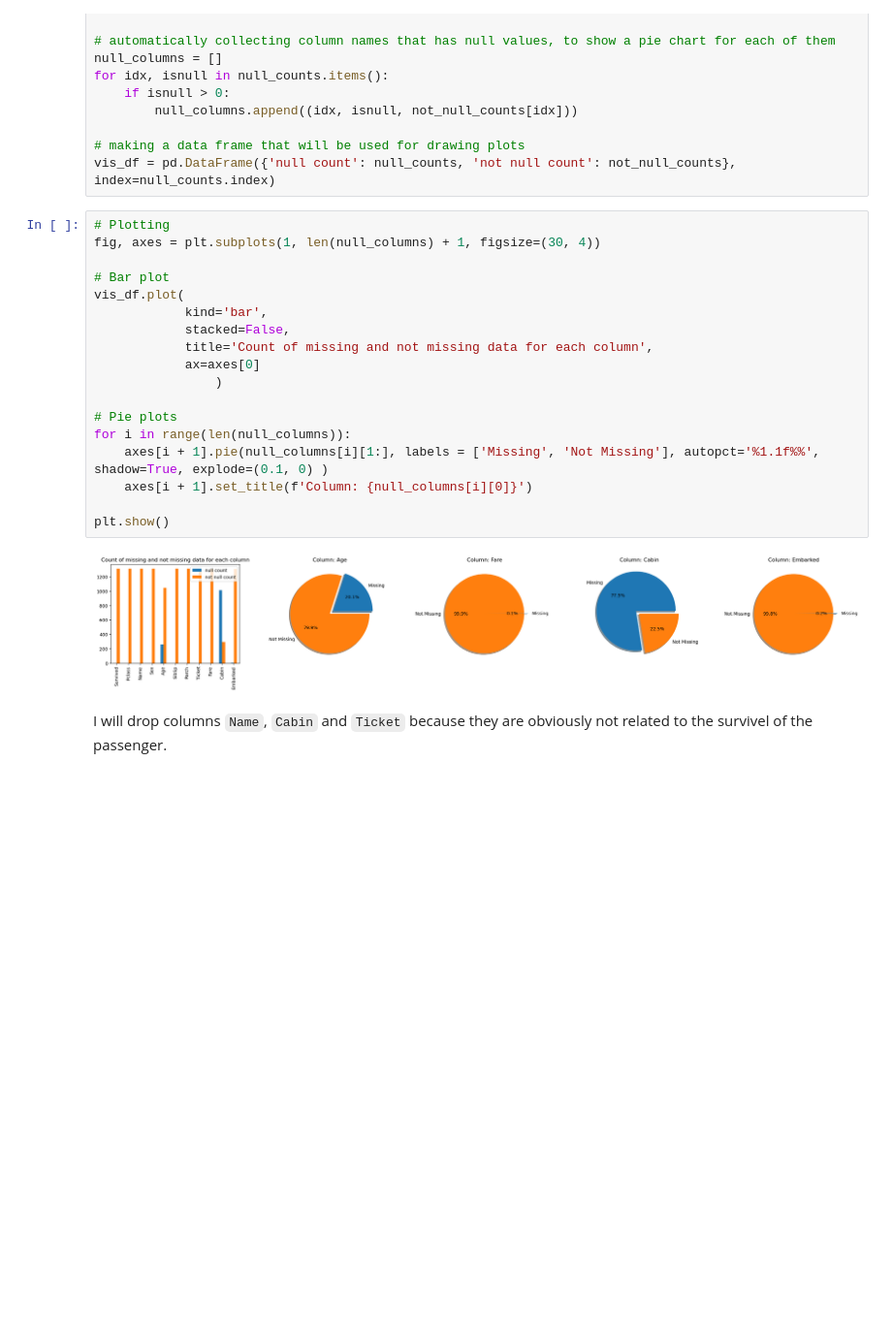
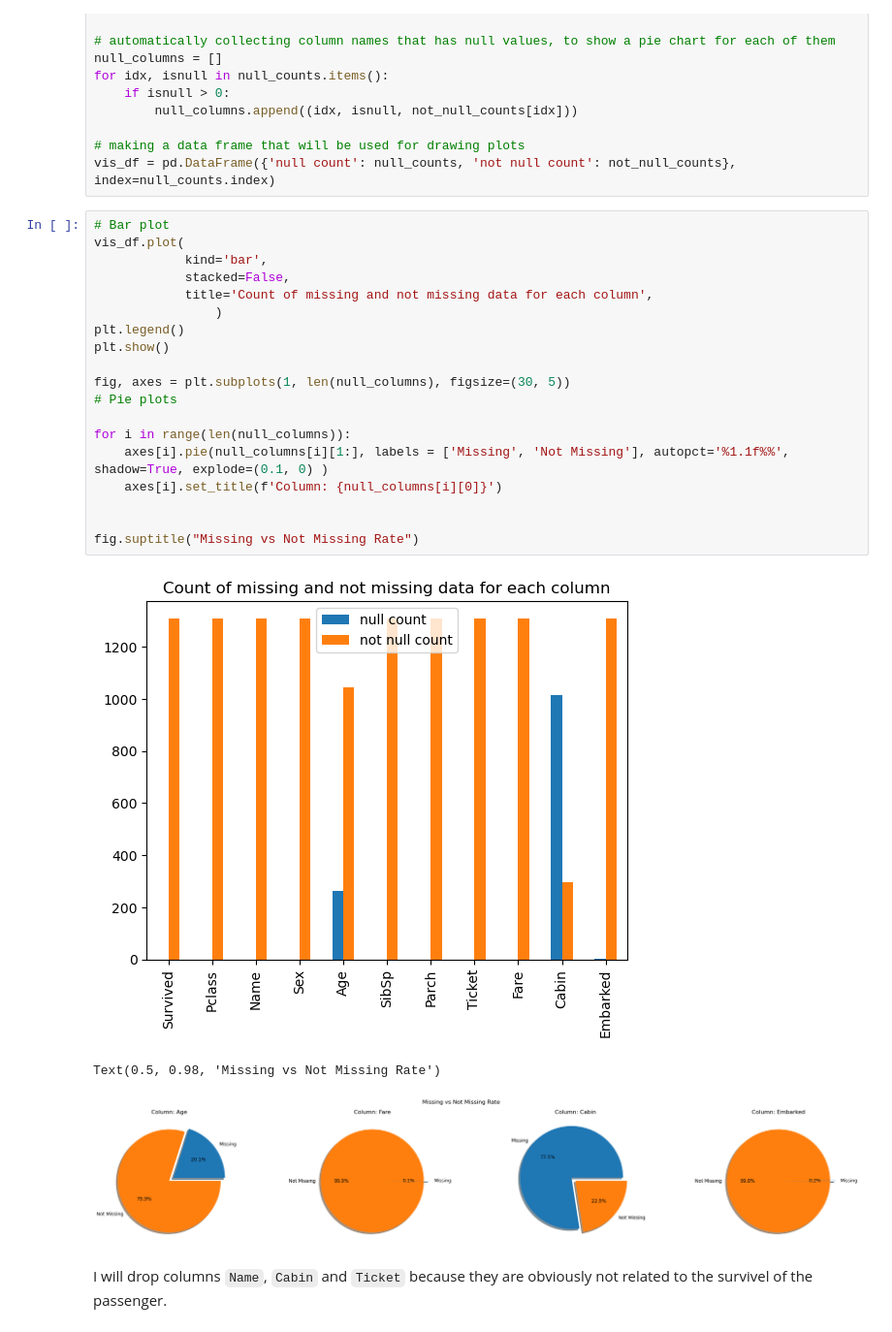
Before and after one commit to AmirAAZ818/ML-Assignments-2024, a Jupyter notebook: Analyzing Titanic Survival Rates/Analyzing Titanic Survival Rates.ipynb, the cells around one changed output. Shown: that part at 97% size. Saved outputs shown, nothing was run; the diff lists cells and outputs as text; blank space fills up the shorter version.

```diff
--- a/Analyzing Titanic Survival Rates/Analyzing Titanic Survival Rates.ipynb
+++ b/Analyzing Titanic Survival Rates/Analyzing Titanic Survival Rates.ipynb
@@ -97,25 +113,28 @@ for idx, isnull in null_counts.items():
 # making a data frame that will be used for drawing plots
 vis_df = pd.DataFrame({'null count': null_counts, 'not null count': not_null_counts}, index=null_counts.index)
 # %%
-# Plotting
-fig, axes = plt.subplots(1, len(null_columns) + 1, figsize=(30, 4))
-
 # Bar plot
 vis_df.plot(
             kind='bar',
             stacked=False,
             title='Count of missing and not missing data for each column',
-            ax=axes[0]
                 )
+plt.legend()
+plt.show()
 
+fig, axes = plt.subplots(1, len(null_columns), figsize=(30, 5))
 # Pie plots
+
 for i in range(len(null_columns)):
-    axes[i + 1].pie(null_columns[i][1:], labels = ['Missing', 'Not Missing'], autopct='%1.1f%%', shadow=True, explode=(0.1, 0) )
-    axes[i + 1].set_title(f'Column: {null_columns[i][0]}')
+    axes[i].pie(null_columns[i][1:], labels = ['Missing', 'Not Missing'], autopct='%1.1f%%', shadow=True, explode=(0.1, 0) )
+    axes[i].set_title(f'Column: {null_columns[i][0]}')
 
-plt.show()
+
+fig.suptitle("Missing vs Not Missing Rate")
 # %% [output]
-[figure, old version]
+[figure, new version]
+Text(0.5, 0.98, 'Missing vs Not Missing Rate')
+[figure, added]
 # %% [markdown]
 I will drop columns `Name`, `Cabin` and `Ticket` because they are obviously not related to the survivel of the passenger.
 # %%
```
Also changed, not shown: parts of 7 cells of this notebook, 5 other files.
